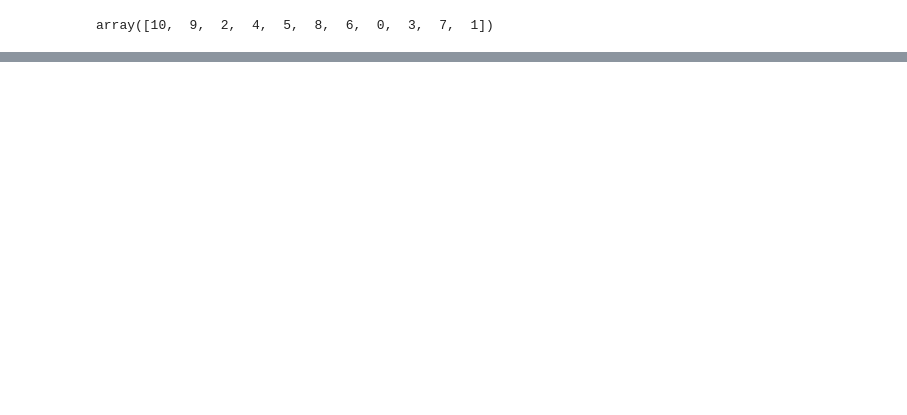
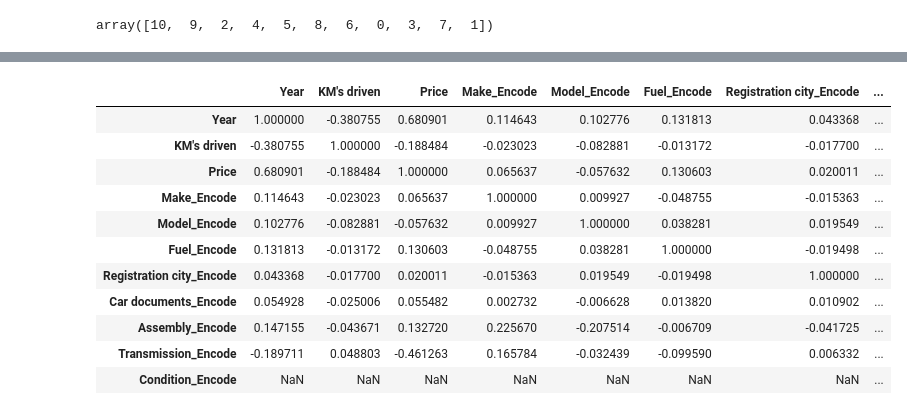
Before and after one commit to MANISHKUMARNK/OLX, a Jupyter notebook: dataanalysis.ipynb, the cells around one changed output, grey strips where cells are left out. Drawn from its saved outputs; the diff is of its cells as text; code cells hidden in the pictures; blank space fills up the shorter version.

```diff
--- a/dataanalysis.ipynb
+++ b/dataanalysis.ipynb
@@ -102,0 +142,16 @@ feature
+# %%
+
+df.corr()
+# %% [output]
+|  | Year | KM's driven | Price | Make_Encode | Model_Encode | Fuel_Encode | Registration city_Encode | ... |
+| Year | 1.000000 | -0.380755 | 0.680901 | 0.114643 | 0.102776 | 0.131813 | 0.043368 | ... |
+| KM's driven | -0.380755 | 1.000000 | -0.188484 | -0.023023 | -0.082881 | -0.013172 | -0.017700 | ... |
+| Price | 0.680901 | -0.188484 | 1.000000 | 0.065637 | -0.057632 | 0.130603 | 0.020011 | ... |
+| Make_Encode | 0.114643 | -0.023023 | 0.065637 | 1.000000 | 0.009927 | -0.048755 | -0.015363 | ... |
+| Model_Encode | 0.102776 | -0.082881 | -0.057632 | 0.009927 | 1.000000 | 0.038281 | 0.019549 | ... |
+| Fuel_Encode | 0.131813 | -0.013172 | 0.130603 | -0.048755 | 0.038281 | 1.000000 | -0.019498 | ... |
+| Registration city_Encode | 0.043368 | -0.017700 | 0.020011 | -0.015363 | 0.019549 | -0.019498 | 1.000000 | ... |
+| Car documents_Encode | 0.054928 | -0.025006 | 0.055482 | 0.002732 | -0.006628 | 0.013820 | 0.010902 | ... |
+| Assembly_Encode | 0.147155 | -0.043671 | 0.132720 | 0.225670 | -0.207514 | -0.006709 | -0.041725 | ... |
+| Transmission_Encode | -0.189711 | 0.048803 | -0.461263 | 0.165784 | -0.032439 | -0.099590 | 0.006332 | ... |
+| Condition_Encode | NaN | NaN | NaN | NaN | NaN | NaN | NaN | ... |
```
Also changed, not shown: parts of 24 cells of this notebook, 4 other files.
